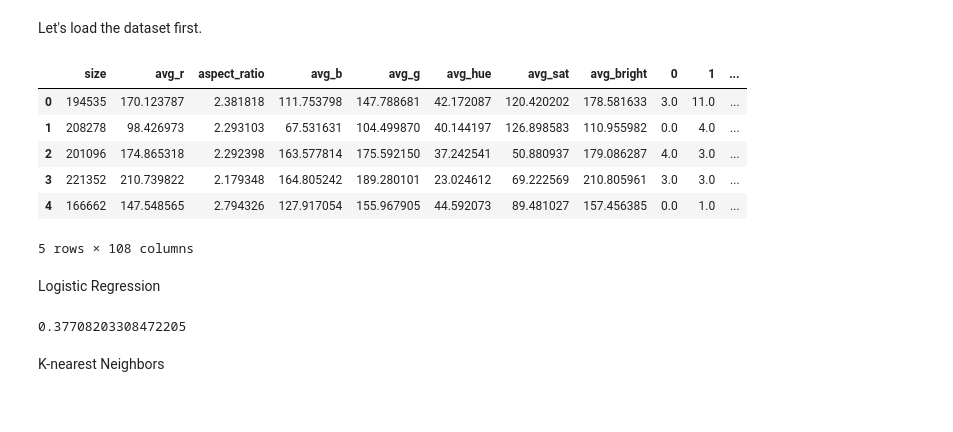
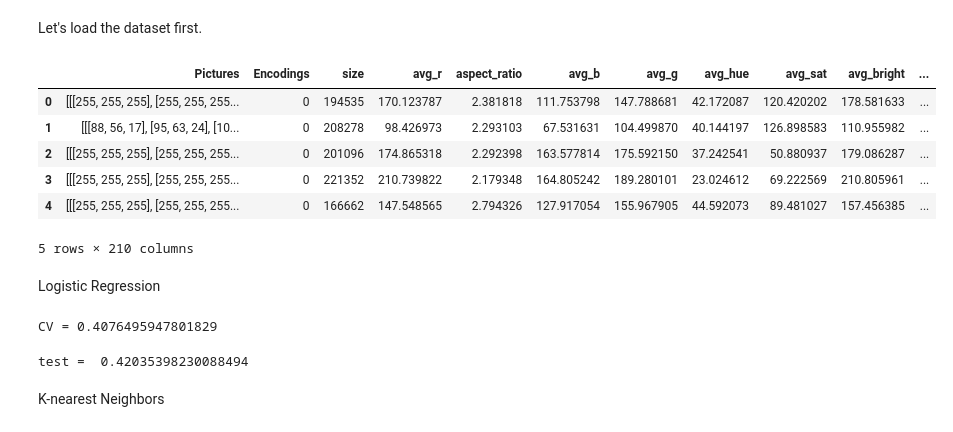
Before and after one commit to JRChow/data-200-grad-proj, a Jupyter notebook: GradProject_NB3.ipynb, the cells around one changed output. Drawn from its saved outputs; the diff is of its cells as text; code cells hidden in the pictures.

```diff
--- a/GradProject_NB3.ipynb
+++ b/GradProject_NB3.ipynb
@@ -17,17 +26,14 @@ Let's load the dataset first.
 # %%
 import pandas as pd
 import numpy as np
 
 data = pd.read_pickle("train_with_feature.pkl")
 data.head()
-y = data[["Encodings"]]
-X = data.drop(["Encodings", "Pictures"], axis=1)
-X.head()
 # %% [output]
-|  | size | avg_r | aspect_ratio | avg_b | avg_g | avg_hue | avg_sat | avg_bright | 0 | 1 | ... |
-| 0 | 194535 | 170.123787 | 2.381818 | 111.753798 | 147.788681 | 42.172087 | 120.420202 | 178.581633 | 3.0 | 11.0 | ... |
-| 1 | 208278 | 98.426973 | 2.293103 | 67.531631 | 104.499870 | 40.144197 | 126.898583 | 110.955982 | 0.0 | 4.0 | ... |
-| 2 | 201096 | 174.865318 | 2.292398 | 163.577814 | 175.592150 | 37.242541 | 50.880937 | 179.086287 | 4.0 | 3.0 | ... |
-| 3 | 221352 | 210.739822 | 2.179348 | 164.805242 | 189.280101 | 23.024612 | 69.222569 | 210.805961 | 3.0 | 3.0 | ... |
-| 4 | 166662 | 147.548565 | 2.794326 | 127.917054 | 155.967905 | 44.592073 | 89.481027 | 157.456385 | 0.0 | 1.0 | ... |
+|  | Pictures | Encodings | size | avg_r | aspect_ratio | avg_b | avg_g | avg_hue | avg_sat | avg_bright | ... |
+| 0 | [[[255, 255, 255], [255, 255, 255... | 0 | 194535 | 170.123787 | 2.381818 | 111.753798 | 147.788681 | 42.172087 | 120.420202 | 178.581633 | ... |
+| 1 | [[[88, 56, 17], [95, 63, 24], [10... | 0 | 208278 | 98.426973 | 2.293103 | 67.531631 | 104.499870 | 40.144197 | 126.898583 | 110.955982 | ... |
+| 2 | [[[255, 255, 255], [255, 255, 255... | 0 | 201096 | 174.865318 | 2.292398 | 163.577814 | 175.592150 | 37.242541 | 50.880937 | 179.086287 | ... |
+| 3 | [[[255, 255, 255], [255, 255, 255... | 0 | 221352 | 210.739822 | 2.179348 | 164.805242 | 189.280101 | 23.024612 | 69.222569 | 210.805961 | ... |
+| 4 | [[[255, 255, 255], [255, 255, 255... | 0 | 166662 | 147.548565 | 2.794326 | 127.917054 | 155.967905 | 44.592073 | 89.481027 | 157.456385 | ... |
-5 rows × 108 columns
+5 rows × 210 columns
@@ -42,9 +50,14 @@ clf = LogisticRegression(random_state=42,
                          multi_class='auto',
                          solver='liblinear',
                          max_iter=5000)
-np.mean(cross_val_score(clf, X, y.values.ravel(), cv=5))
+print("CV =", np.mean(cross_val_score(clf, X_train, y_train.values.ravel(), cv=5)))
 # %% [output]
-0.37708203308472205
+CV = 0.4076495947801829
+# %%
+test_acc = accuracy(clf.fit(X_train, y_train.values.ravel()).predict(X_test), y_test.values.ravel())
+print("test = ", test_acc)
+# %% [output]
+test =  0.42035398230088494
 # %% [markdown]
 K-nearest Neighbors
 # %%
```
Also changed, not shown: parts of 11 cells of this notebook, 1 other file.
